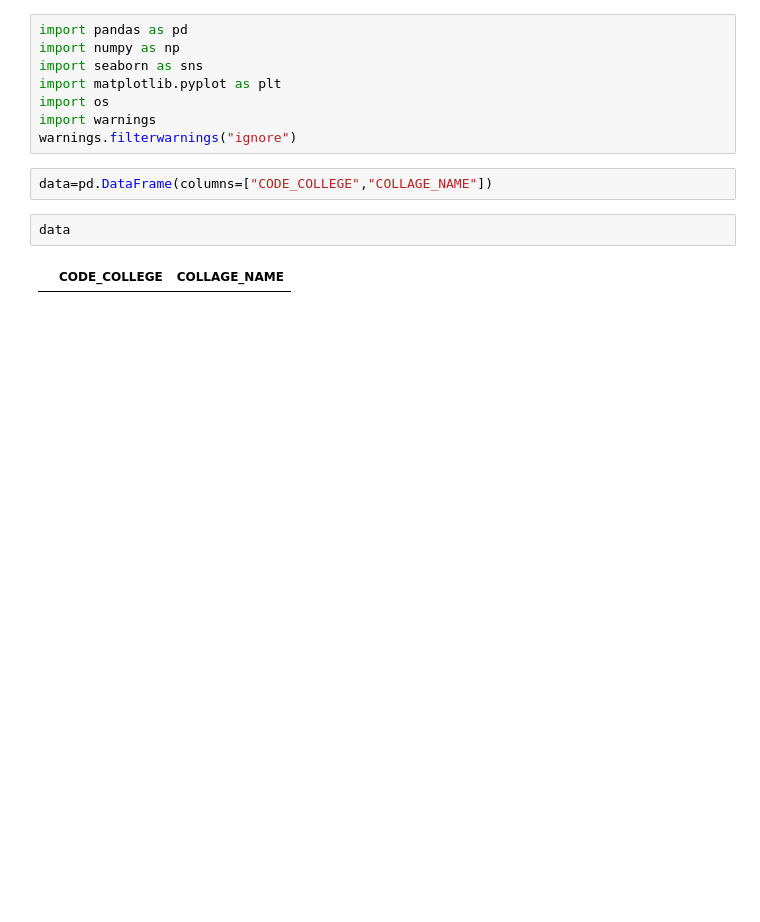
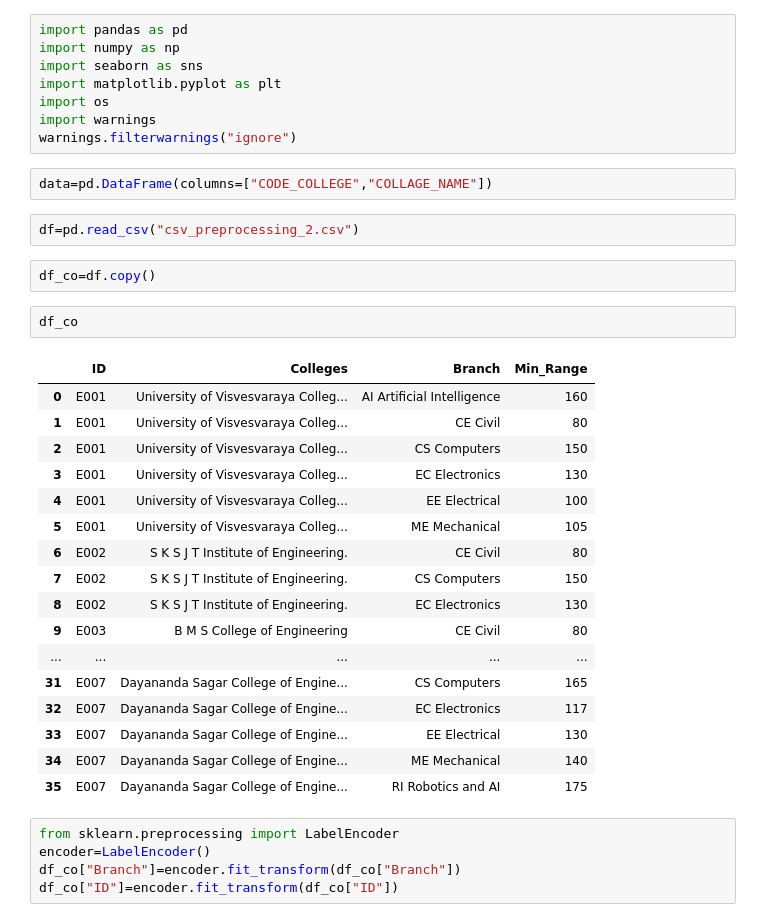
Before and after one commit to ibrahimfadu/Project_diploma, a Jupyter notebook: data_cleaning/Data_cleaning.ipynb, the cells around one changed output. Drawn from its saved outputs; the diff is of its cells as text; blank space fills up the shorter version.

```diff
--- a/data_cleaning/Data_cleaning.ipynb
+++ b/data_cleaning/Data_cleaning.ipynb
@@ -9,6 +9,31 @@ warnings.filterwarnings("ignore")
 # %%
 data=pd.DataFrame(columns=["CODE_COLLEGE","COLLAGE_NAME"])
 # %%
-data
+df=pd.read_csv("csv_preprocessing_2.csv")
-# %% [output]
-|  | CODE_COLLEGE | COLLAGE_NAME |
+# %%
+df_co=df.copy()
+# %%
+df_co
+# %% [output]
+|  | ID | Colleges | Branch | Min_Range |
+| 0 | E001 | University of Visvesvaraya Colleg... | AI Artificial Intelligence | 160 |
+| 1 | E001 | University of Visvesvaraya Colleg... | CE Civil | 80 |
+| 2 | E001 | University of Visvesvaraya Colleg... | CS Computers | 150 |
+| 3 | E001 | University of Visvesvaraya Colleg... | EC Electronics | 130 |
+| 4 | E001 | University of Visvesvaraya Colleg... | EE Electrical | 100 |
+| 5 | E001 | University of Visvesvaraya Colleg... | ME Mechanical | 105 |
+| 6 | E002 | S K S J T Institute of Engineering. | CE Civil | 80 |
+| 7 | E002 | S K S J T Institute of Engineering. | CS Computers | 150 |
+| 8 | E002 | S K S J T Institute of Engineering. | EC Electronics | 130 |
+| 9 | E003 | B M S College of Engineering | CE Civil | 80 |
+| ... | ... | ... | ... | ... |
+| 31 | E007 | Dayananda Sagar College of Engine... | CS Computers | 165 |
+| 32 | E007 | Dayananda Sagar College of Engine... | EC Electronics | 117 |
+| 33 | E007 | Dayananda Sagar College of Engine... | EE Electrical | 130 |
+| 34 | E007 | Dayananda Sagar College of Engine... | ME Mechanical | 140 |
+| 35 | E007 | Dayananda Sagar College of Engine... | RI Robotics and AI | 175 |
+# %%
+from sklearn.preprocessing import LabelEncoder
+encoder=LabelEncoder()
+df_co["Branch"]=encoder.fit_transform(df_co["Branch"])
+df_co["ID"]=encoder.fit_transform(df_co["ID"])
```
Also changed, not shown: parts of 14 cells of this notebook, 5 other files.
